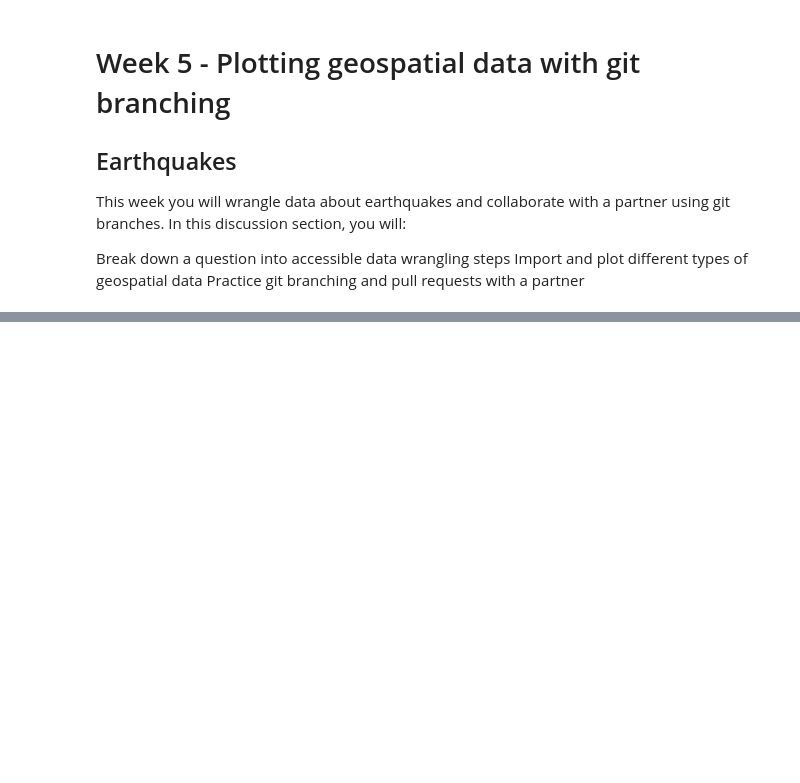
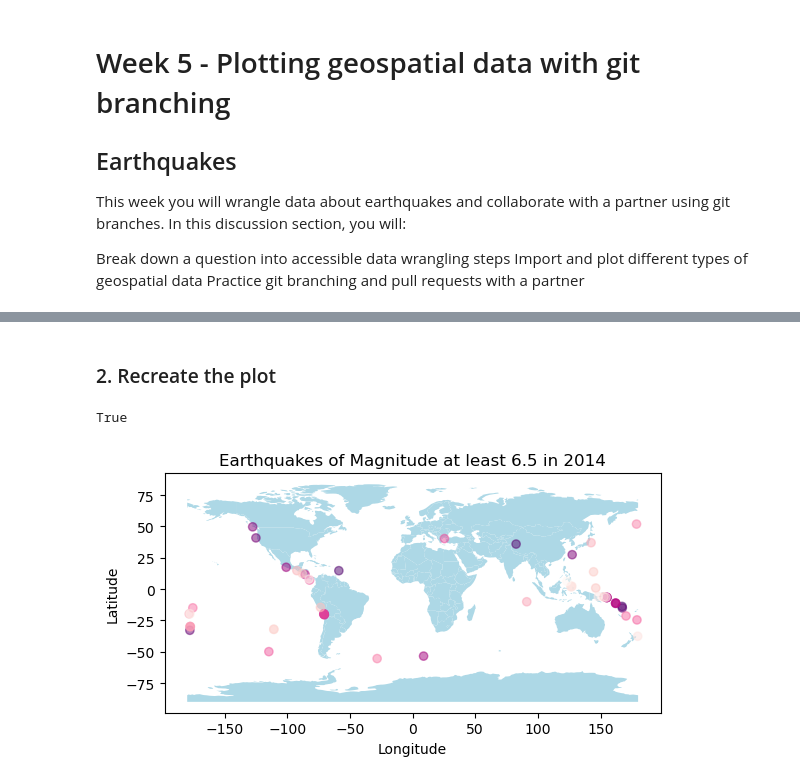
Before and after one commit to karolinasienko/earthquake-branching, a Jupyter notebook: section-5-earthquakes.ipynb, the cells around one changed output, grey strips where cells are left out. Saved outputs shown, nothing was run; the diff lists cells and outputs as text; code cells hidden in the pictures; blank space fills up the shorter version.

```diff
--- a/section-5-earthquakes.ipynb
+++ b/section-5-earthquakes.ipynb
@@ -26,0 +42,41 @@ earthquakes.head()
+# %% [markdown]
+### 2. Recreate the plot
+# %%
+# Filtering to 6.5+ magnitude
+
+filter_earthquakes = earthquakes[earthquakes['mag'] >= 6.5]
+# %%
+# Create geodataframe from CSV
+
+# Create points from latitude and longitude
+points = gpd.points_from_xy(filter_earthquakes['longitude'],
+                   filter_earthquakes['latitude'])
+
+# Create geodataframe
+earthquake_mags = gpd.GeoDataFrame(filter_earthquakes, # Data
+                                geometry=points,
+                                crs='EPSG:4326')
+# %%
+# Check CRSs match
+
+earthquake_mags.crs == countries.crs
+# %% [output]
+True
+# %%
+fig, ax = plt.subplots()
+
+countries.plot(ax=ax,
+               color = 'lightblue')
+earthquake_mags.plot(ax=ax,
+                     alpha = 0.5,
+                     c='mag',
+                     cmap='RdPu_r'
+                     )
+
+
+# Update axes
+ax.set_title('Earthquakes of Magnitude at least 6.5 in 2014')
+ax.set_xlabel('Longitude')
+ax.set_ylabel('Latitude');
+# %% [output]
+[figure, added]
```
Also changed, not shown: parts of 4 cells of this notebook.
